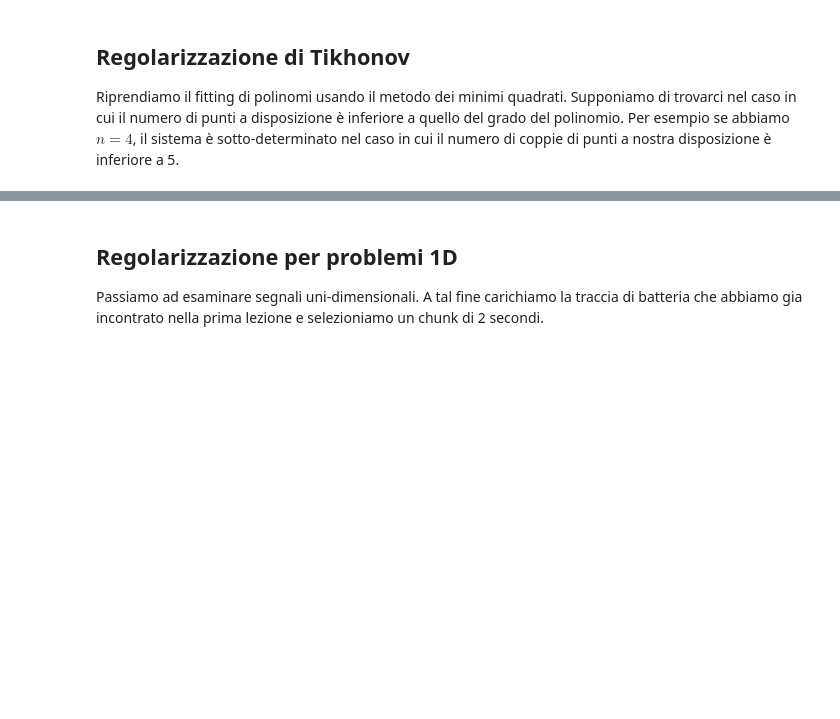
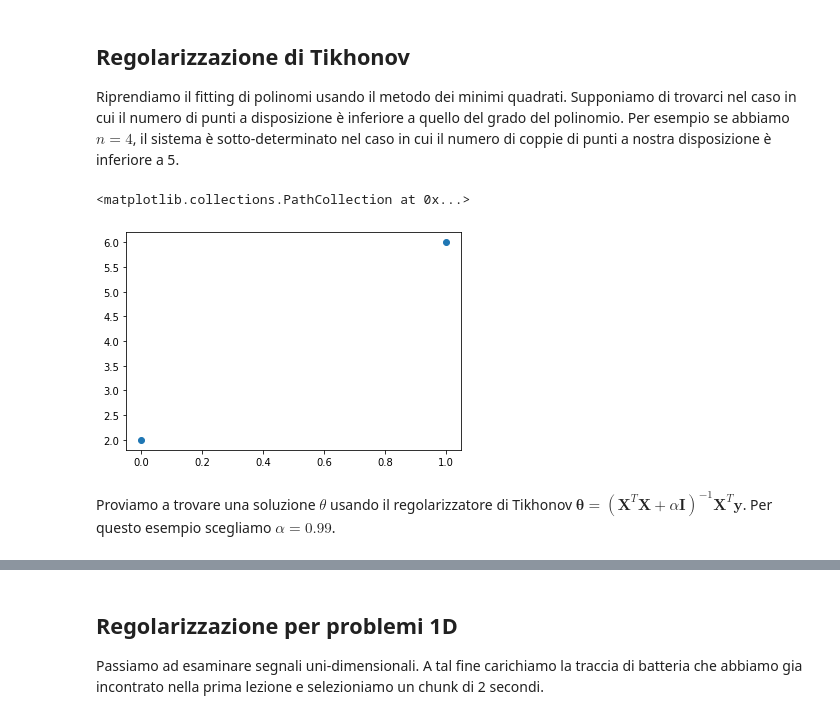
Before and after one commit to erodola/NumMeth-s2-2022, a Jupyter notebook: esercizi/ex3/ex3.ipynb, the cells around one changed output, grey strips where cells are left out. Cells and saved outputs as stored; diff of their text form; code cells hidden in the pictures; blank space fills up the shorter version.

```diff
--- a/esercizi/ex3/ex3.ipynb
+++ b/esercizi/ex3/ex3.ipynb
@@ -41,3 +41,16 @@ drums.wav.1         100%[===================>]  20.32M   124MB/s    in 0.2s
 ## Regolarizzazione di Tikhonov
 
 Riprendiamo il fitting di polinomi usando il metodo dei minimi quadrati. Supponiamo di trovarci nel caso in cui il numero di punti a disposizione è inferiore a quello del grado del polinomio. Per esempio se abbiamo $n=4$, il sistema è sotto-determinato nel caso in cui il numero di coppie di punti a nostra disposizione è inferiore a 5.
+# %%
+n = 4
+
+x = np.array([0, 1])[:, np.newaxis]
+y = np.array([2., 6.])[:, np.newaxis]
+
+plt.scatter(x, y)
+# %% [output]
+<matplotlib.collections.PathCollection at 0x...>
+[figure, added]
+# %% [markdown]
+Proviamo a trovare una soluzione $\theta$ usando il regolarizzatore di Tikhonov
+$ \mathbf{\theta} = (\mathbf{X}^T \mathbf{X} + \alpha \mathbf{I})^{-1} \mathbf{X}^T \mathbf{y}$. Per questo esempio scegliamo $\alpha = 0.99$.
```
Also changed, not shown: parts of 5 cells of this notebook.
